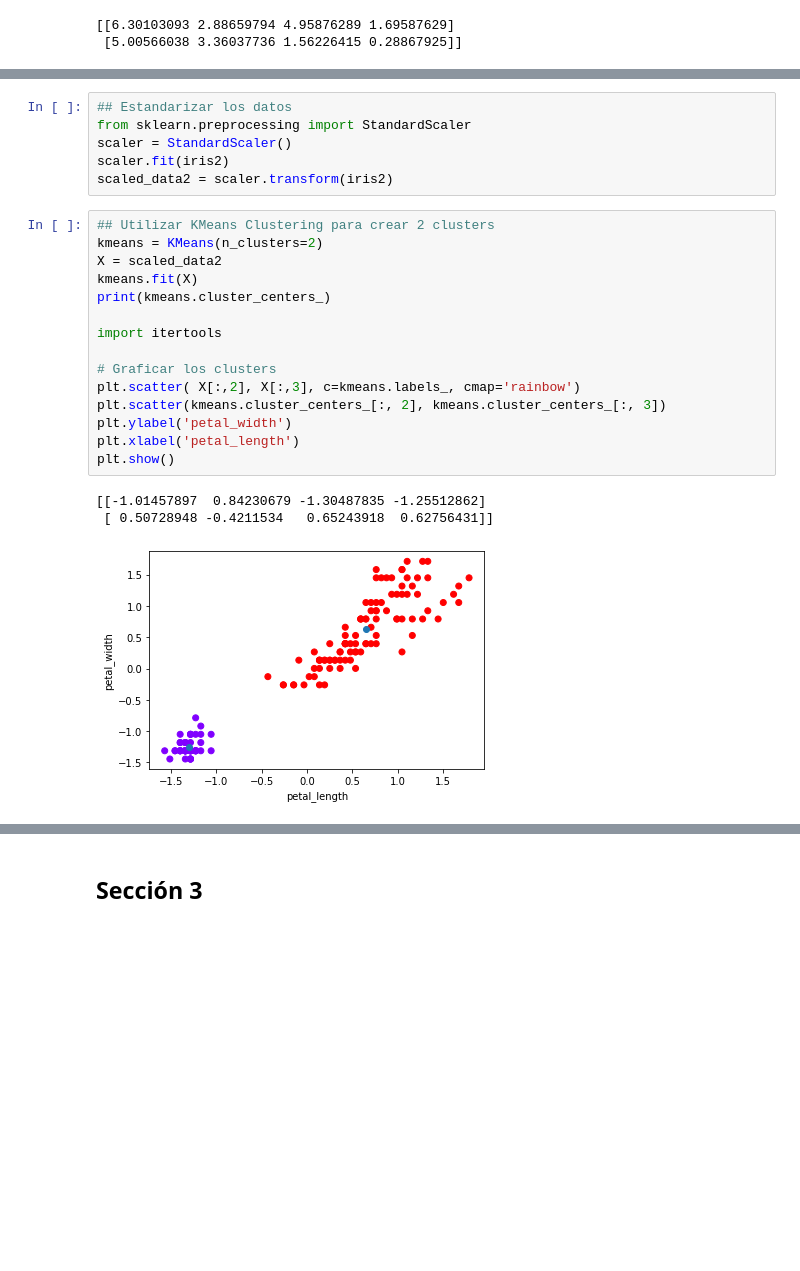
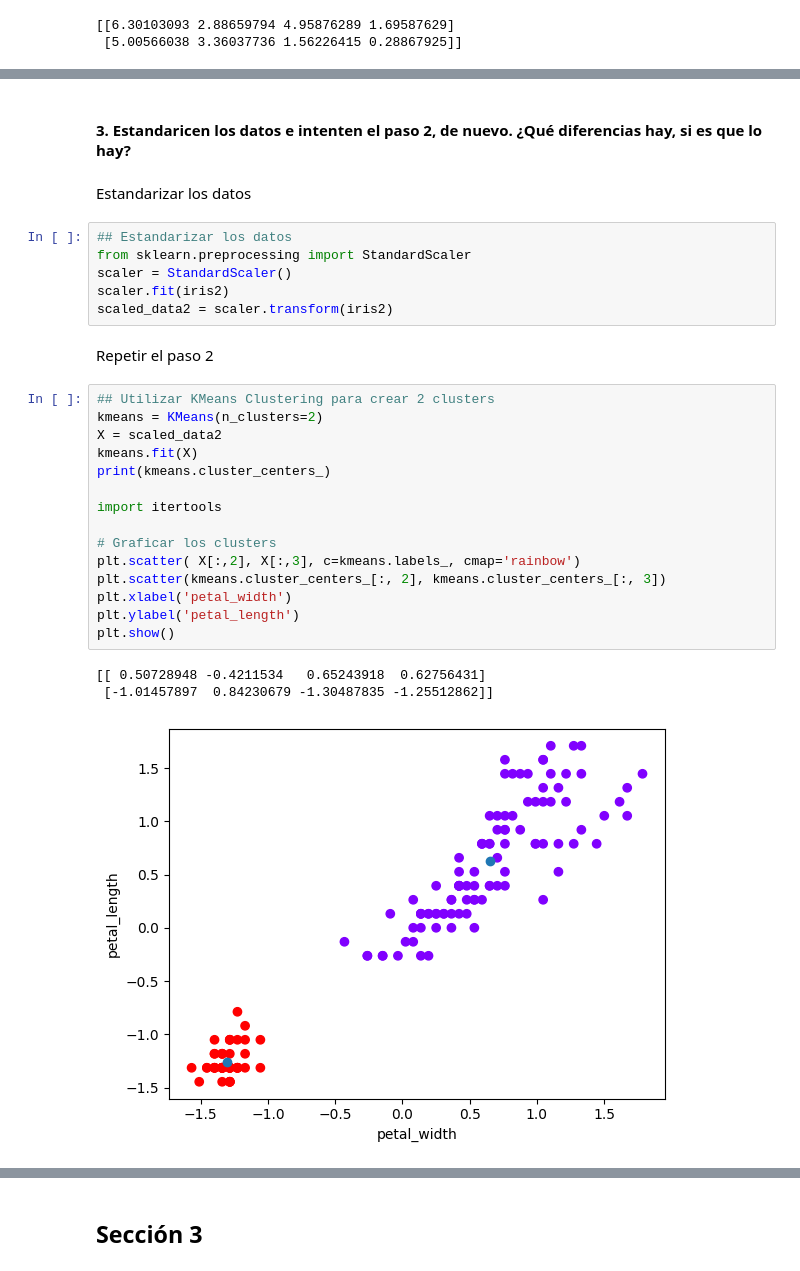
Before and after one commit to JPS4321/HT2-DM, a Jupyter notebook: HT2.ipynb, the cells around one changed output, grey strips where cells are left out. Drawn from its saved outputs; the diff is of its cells as text; blank space fills up the shorter version.

```diff
--- a/HT2.ipynb
+++ b/HT2.ipynb
@@ -272,25 +278,31 @@ plt.show()
+# %% [markdown]
+#### 3. Estandaricen los datos e intenten el paso 2, de nuevo. ¿Qué diferencias hay, si es que lo hay?
+# %% [markdown]
+Estandarizar los datos
 # %%
 ## Estandarizar los datos
 from sklearn.preprocessing import StandardScaler
 scaler = StandardScaler()
 scaler.fit(iris2)
 scaled_data2 = scaler.transform(iris2)
+# %% [markdown]
+Repetir el paso 2
 # %%
 ## Utilizar KMeans Clustering para crear 2 clusters
 kmeans = KMeans(n_clusters=2)
 X = scaled_data2
 kmeans.fit(X)
 print(kmeans.cluster_centers_)
 
 import itertools
 
 # Graficar los clusters
 plt.scatter( X[:,2], X[:,3], c=kmeans.labels_, cmap='rainbow')
 plt.scatter(kmeans.cluster_centers_[:, 2], kmeans.cluster_centers_[:, 3])
-plt.ylabel('petal_width')
-plt.xlabel('petal_length')
+plt.xlabel('petal_width')
+plt.ylabel('petal_length')
 plt.show()
 # %% [output]
-[[-1.01457897  0.84230679 -1.30487835 -1.25512862]
- [ 0.50728948 -0.4211534   0.65243918  0.62756431]]
+[[ 0.50728948 -0.4211534   0.65243918  0.62756431]
+ [-1.01457897  0.84230679 -1.30487835 -1.25512862]]
-[figure, old version]
+[figure, new version]
```
Also changed, not shown: parts of 20 cells of this notebook.
